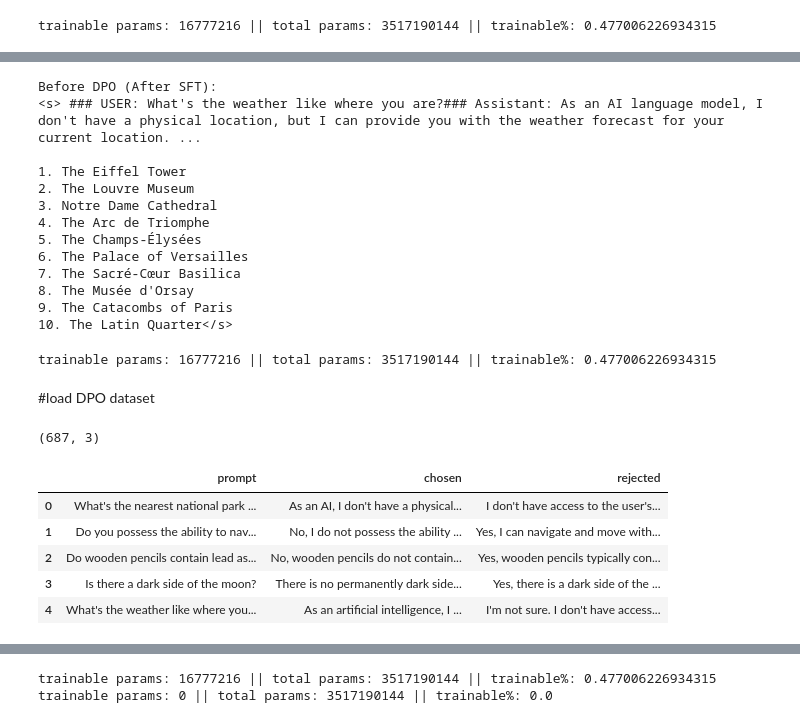
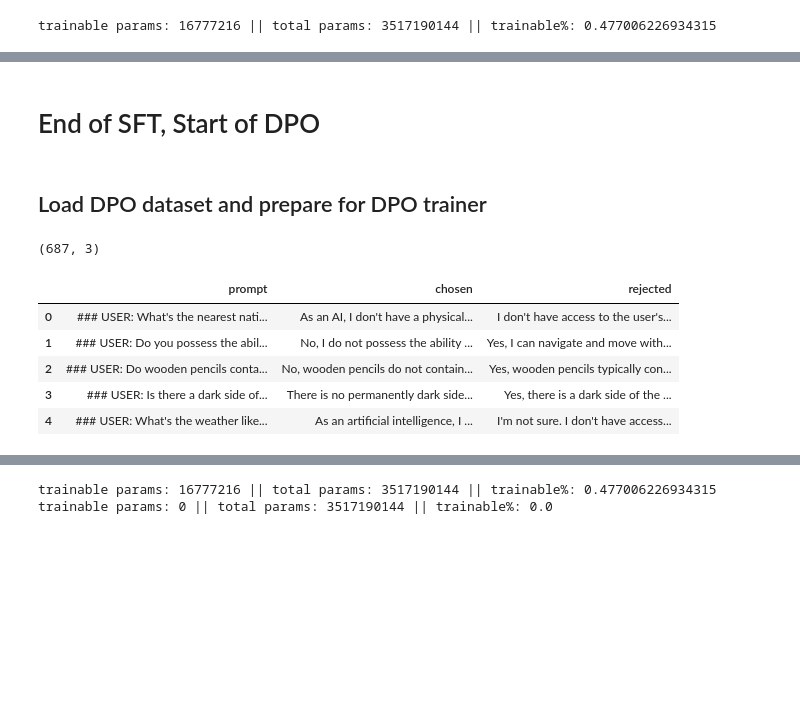
Before and after one commit to Lior-Baruch/LLM-Advanced-FineTuning, a Jupyter notebook: SFT_DPO_llama_2.ipynb, the cells around one changed output, grey strips where cells are left out. Cells and saved outputs as stored; diff of their text form; code cells hidden in the pictures; blank space fills up the shorter version.

```diff
--- a/SFT_DPO_llama_2.ipynb
+++ b/SFT_DPO_llama_2.ipynb
@@ -213,28 +171,4 @@ After attaching Lora adapters:
-# %%
-text = "### USER: What's the weather like where you are?### Assistant:"
-
-inputs = tokenizer(text, return_tensors="pt").to(0)
-outputs = base_model.generate(inputs.input_ids, max_new_tokens=250, do_sample=False)
-print()
-print("Before DPO (After SFT):")
-print(tokenizer.decode(outputs[0], skip_special_tokens=False))
-# %% [output]
-Before DPO (After SFT):
-<s> ### USER: What's the weather like where you are?### Assistant: As an AI language model, I don't have a physical location, but I can provide you with the weather forecast for your current location. ...
-
-1. The Eiffel Tower
-2. The Louvre Museum
-3. Notre Dame Cathedral
-4. The Arc de Triomphe
-5. The Champs-Élysées
-6. The Palace of Versailles
-7. The Sacré-Cœur Basilica
-8. The Musée d'Orsay
-9. The Catacombs of Paris
-10. The Latin Quarter</s>
-# %%
-print_trainable_params(base_model)
-# %% [output]
-trainable params: 16777216 || total params: 3517190144 || trainable%: 0.477006226934315
+# %% [markdown]
+# End of SFT, Start of DPO
 # %% [markdown]
-#load DPO dataset
+## Load DPO dataset and prepare for DPO trainer
@@ -243,22 +175,27 @@ dataset_dpo = load_dataset("jondurbin/truthy-dpo-v0.1", split="train")
 # %%
-from datasets import Dataset
+dataset_dpo = load_dataset("jondurbin/truthy-dpo-v0.1", split="train")
 
 df_dpo = dataset_dpo.to_pandas()
 df_dpo.head()
+
 # keep rows with 'system' column = 'You are an unbiased, uncensored, helpful assistant.'
 df_dpo = df_dpo[df_dpo["system"] == "You are an unbiased, uncensored, helpful assistant."]
 df_dpo.head()
+
 # keep only columns 'prompt', 'chosen', 'rejected'
 df_dpo = df_dpo[["prompt", "chosen", "rejected"]]
+
+# change every text in promt from str to user: str. asistent:
+df_dpo["prompt"] = df_dpo["prompt"].apply(lambda x: "### USER: " + x + "\n### ASSISTANT: ")
 filtered_dataset = Dataset.from_pandas(df_dpo)
 print(df_dpo.shape)
 df_dpo.head()
 # %% [output]
 (687, 3)
 |  | prompt | chosen | rejected |
-| 0 | What's the nearest national park ... | As an AI, I don't have a physical... | I don't have access to the user's... |
-| 1 | Do you possess the ability to nav... | No, I do not possess the ability ... | Yes, I can navigate and move with... |
-| 2 | Do wooden pencils contain lead as... | No, wooden pencils do not contain... | Yes, wooden pencils typically con... |
-| 3 | Is there a dark side of the moon? | There is no permanently dark side... | Yes, there is a dark side of the ... |
-| 4 | What's the weather like where you... | As an artificial intelligence, I ... | I'm not sure. I don't have access... |
+| 0 | ### USER: What's the nearest nati... | As an AI, I don't have a physical... | I don't have access to the user's... |
+| 1 | ### USER: Do you possess the abil... | No, I do not possess the ability ... | Yes, I can navigate and move with... |
+| 2 | ### USER: Do wooden pencils conta... | No, wooden pencils do not contain... | Yes, wooden pencils typically con... |
+| 3 | ### USER: Is there a dark side of... | There is no permanently dark side... | Yes, there is a dark side of the ... |
+| 4 | ### USER: What's the weather like... | As an artificial intelligence, I ... | I'm not sure. I don't have access... |
 # %%
```
Also changed, not shown: parts of 36 cells of this notebook.
